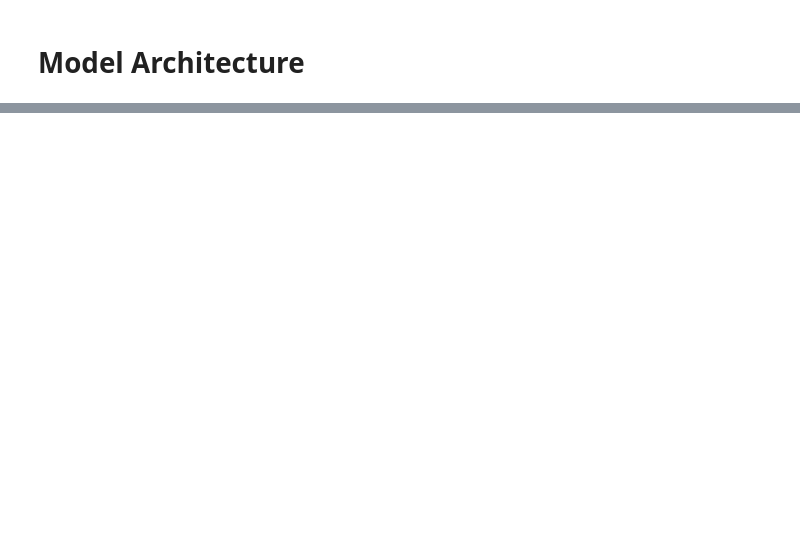
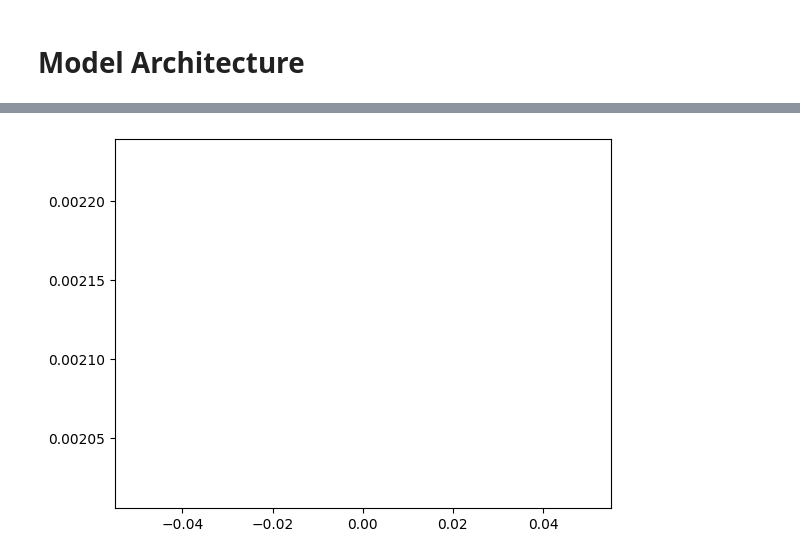
Before and after one commit to ManjotSingh08x/ImageForge, a Jupyter notebook: Places-dataset-network.ipynb, the cells around one changed output, grey strips where cells are left out. Cells and saved outputs as stored; diff of their text form; code cells hidden in the pictures; blank space fills up the shorter version.

```diff
--- a/Places-dataset-network.ipynb
+++ b/Places-dataset-network.ipynb
@@ -233,3 +234,36 @@ class PartialConvUNet(nn.Module):
             decoder_key = f"decoder_{i}"
             out_data, out_mask = getattr(self, decoder_key)(out_data, out_mask, encoder_dict[encoder_key], mask_dict[encoder_key])
         return out_data
+# %%
+model = PartialConvUNet().to(device)
+loss_fn = nn.MSELoss()
+opt = torch.optim.Adam(model.parameters())
+
+loss_epoch_arr = []
+max_epochs = 1
+min_loss = 1000
+n_iters = np.ceil(len(Training_Loader))
+for epoch in range(max_epochs):
+    model.train()
+    for i, (x_input, x_mask, y_output) in enumerate(Training_Loader):
+        x_input, x_mask, y_output = x_input.to(device), x_mask.to(device), y_output.to(device)
+        opt.zero_grad()
+
+        outputs = model(x_input, x_mask)
+        loss = loss_fn(y_output, outputs)
+        loss.backward()
+        opt.step()
+
+        if min_loss > loss.item():
+            min_loss = loss.item()
+            best_model = copy.deepcopy(model.state_dict())
+            print(f'Min loss: {min_loss:.4f}')
+
+        if not i%100:
+            print(f'Iteration {i}/{n_iters}, Loss: {loss.item():.4f}')
+
+    loss_epoch_arr.append(loss.item())
+
+plt.plot(loss_epoch_arr)
+plt.show()
+# %% [output]
@@ -236 +287,2 @@ class PartialConvUNet(nn.Module):
+[figure, added]
 # %%
```
Also changed, not shown: parts of 6 cells of this notebook.
